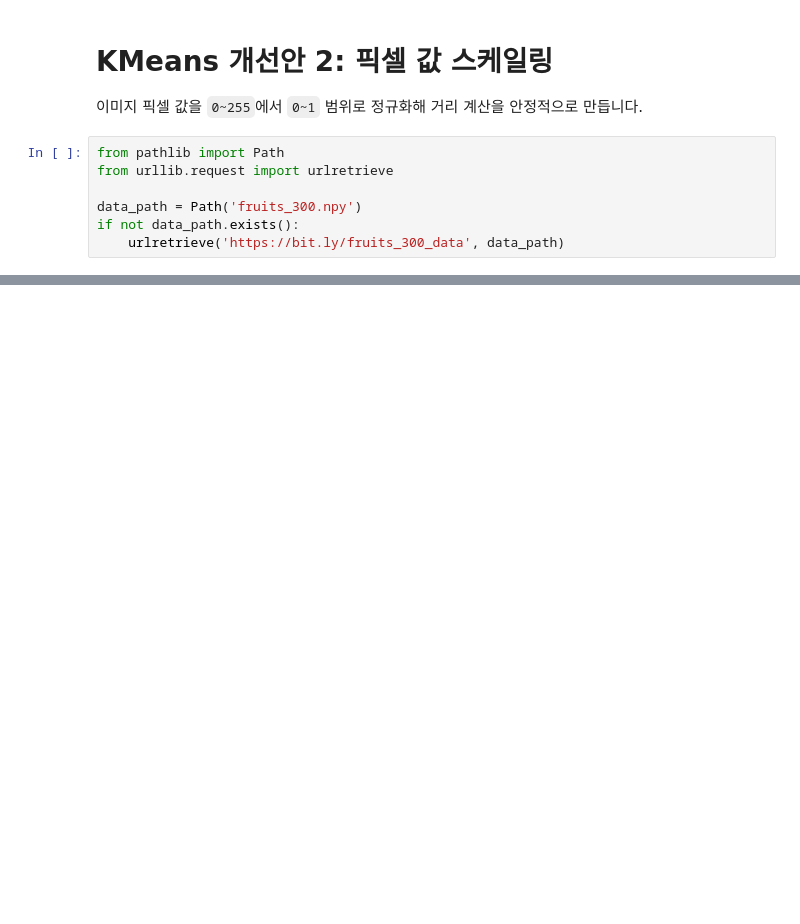
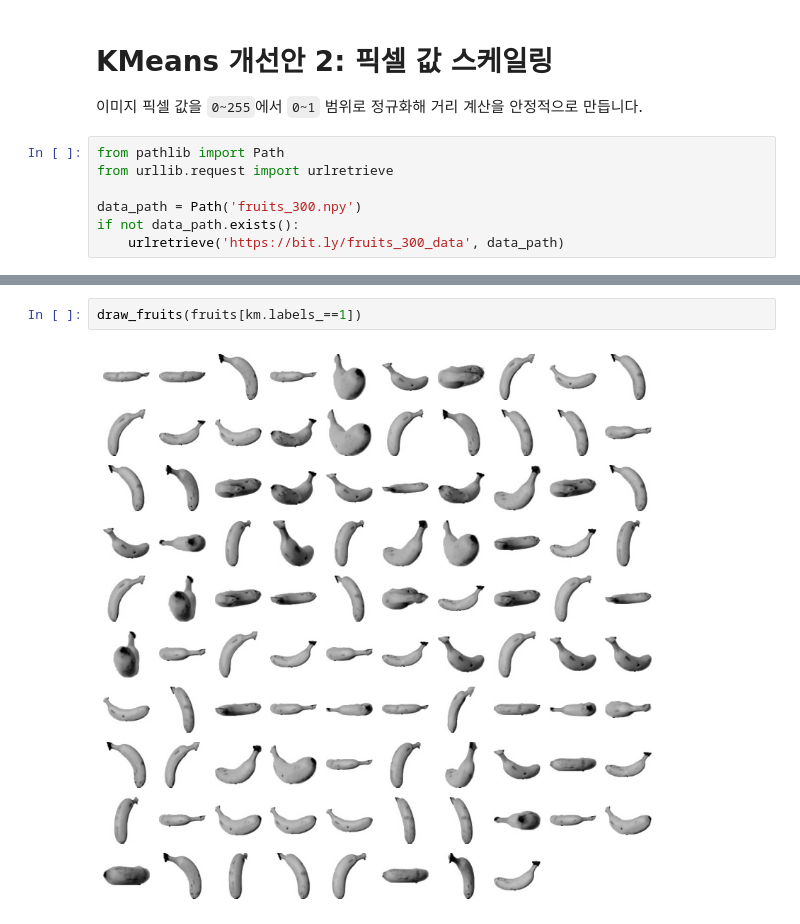
Before and after one commit to myvoltron/sejong-artifical-intelligence, a Jupyter notebook: k-means/experiments/K_mean_02_scaling.ipynb, the cells around one changed output, grey strips where cells are left out. Drawn from its saved outputs; the diff is of its cells as text; blank space fills up the shorter version.

```diff
--- a/k-means/experiments/K_mean_02_scaling.ipynb
+++ b/k-means/experiments/K_mean_02_scaling.ipynb
@@ -29,0 +57,4 @@ n_iter: 4
+# %%
+draw_fruits(fruits[km.labels_==1])
+# %% [output]
+[figure, added]
```
Also changed, not shown: parts of 11 cells of this notebook, 10 other files.
